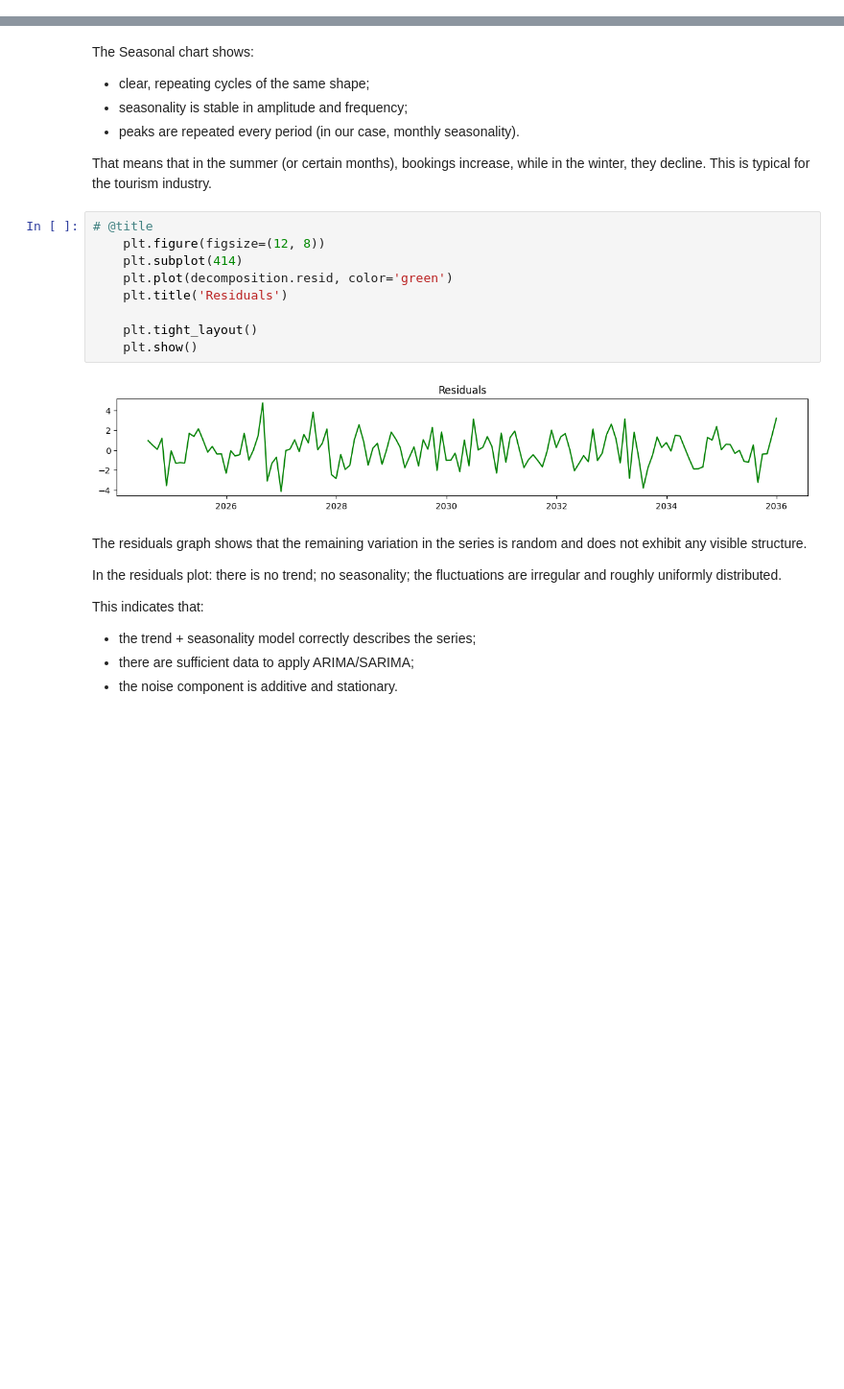
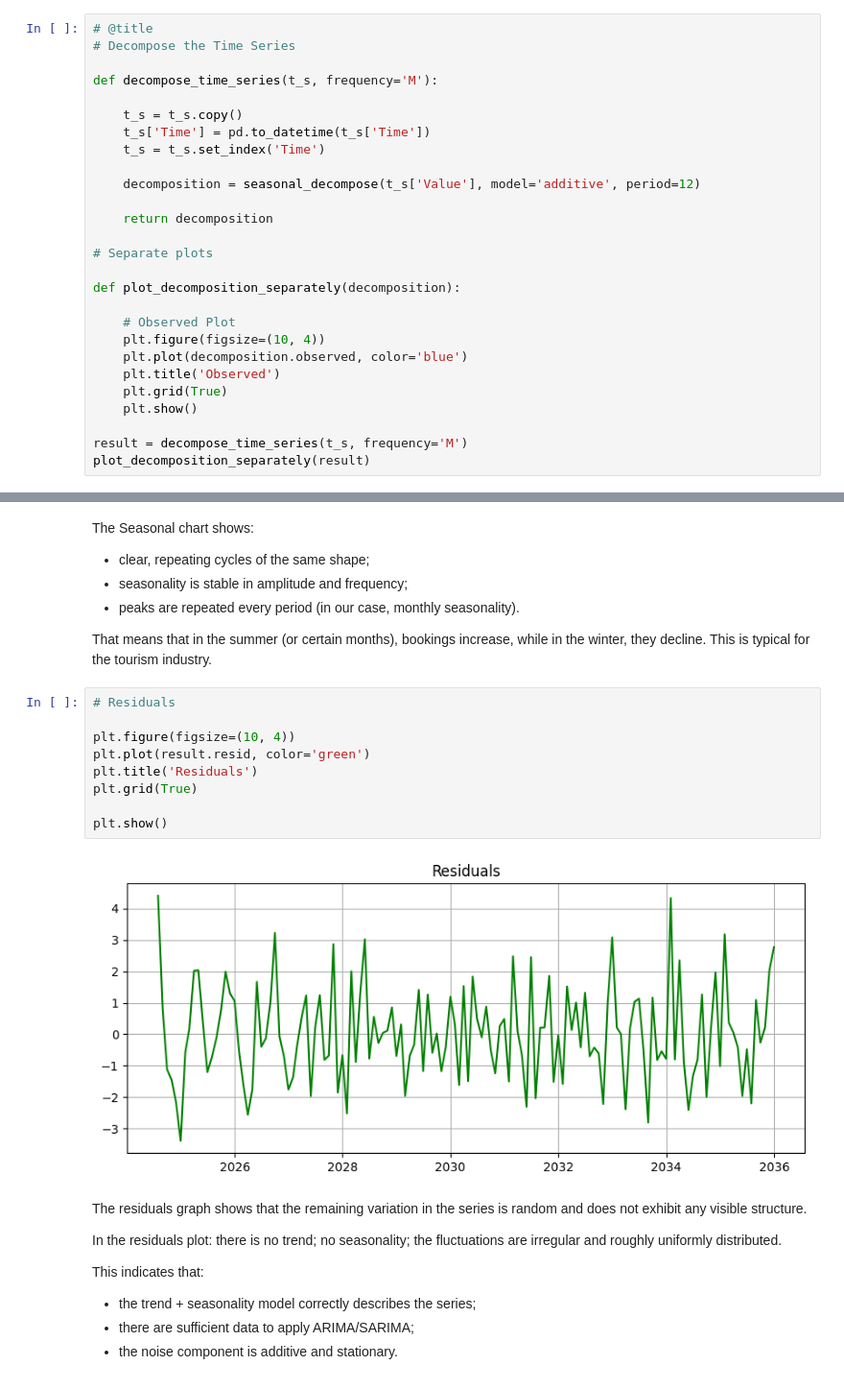
Before and after one commit to kristina-pal/BD4_Assignment, a Jupyter notebook: 3461226_BD4_Assignment.ipynb, the cells around one changed output, grey strips where cells are left out. Shown at 96% size. Drawn from its saved outputs; the diff is of its cells as text; blank space fills up the shorter version.

```diff
--- a/3461226_BD4_Assignment.ipynb
+++ b/3461226_BD4_Assignment.ipynb
@@ -150,0 +143,27 @@ decompose_time_series(t_s, frequency='M')
+# %%
+# @title
+# Decompose the Time Series
+
+def decompose_time_series(t_s, frequency='M'):
+
+    t_s = t_s.copy()
+    t_s['Time'] = pd.to_datetime(t_s['Time'])
+    t_s = t_s.set_index('Time')
+
+    decomposition = seasonal_decompose(t_s['Value'], model='additive', period=12)
+
+    return decomposition
+
+# Separate plots
+
+def plot_decomposition_separately(decomposition):
+
+    # Observed Plot
+    plt.figure(figsize=(10, 4))
+    plt.plot(decomposition.observed, color='blue')
+    plt.title('Observed')
+    plt.grid(True)
+    plt.show()
+
+result = decompose_time_series(t_s, frequency='M')
+plot_decomposition_separately(result)
@@ -189,16 +209,16 @@ The Seasonal chart shows:
 
 That means that in the summer (or certain months), bookings increase, while in the winter, they decline. This is typical for the tourism industry.
 # %%
-# @title
-    plt.figure(figsize=(12, 8))
-    plt.subplot(414)
-    plt.plot(decomposition.resid, color='green')
-    plt.title('Residuals')
+# Residuals
 
-    plt.tight_layout()
-    plt.show()
+plt.figure(figsize=(10, 4))
+plt.plot(result.resid, color='green')
+plt.title('Residuals')
+plt.grid(True)
+
+plt.show()
 # %% [output]
-[figure, old version]
+[figure, new version]
 # %% [markdown]
 The residuals graph shows that the remaining variation in the series is random and does not exhibit any visible structure.
 
```
Also changed, not shown: parts of 17 cells of this notebook.
